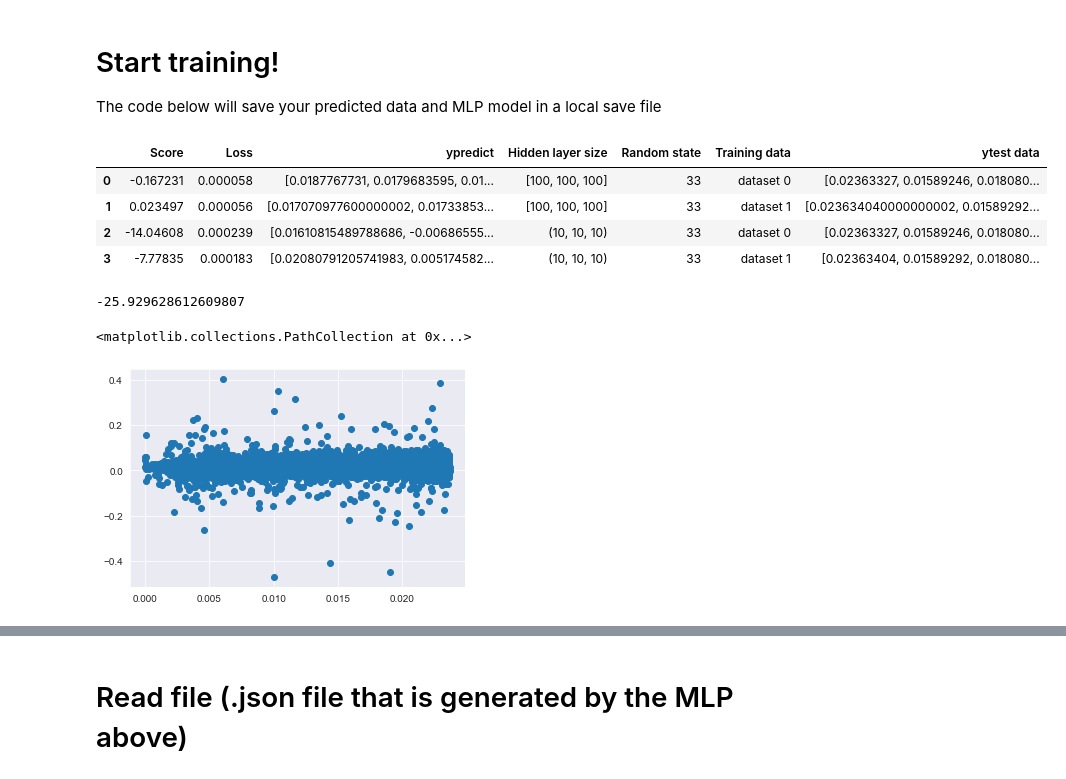
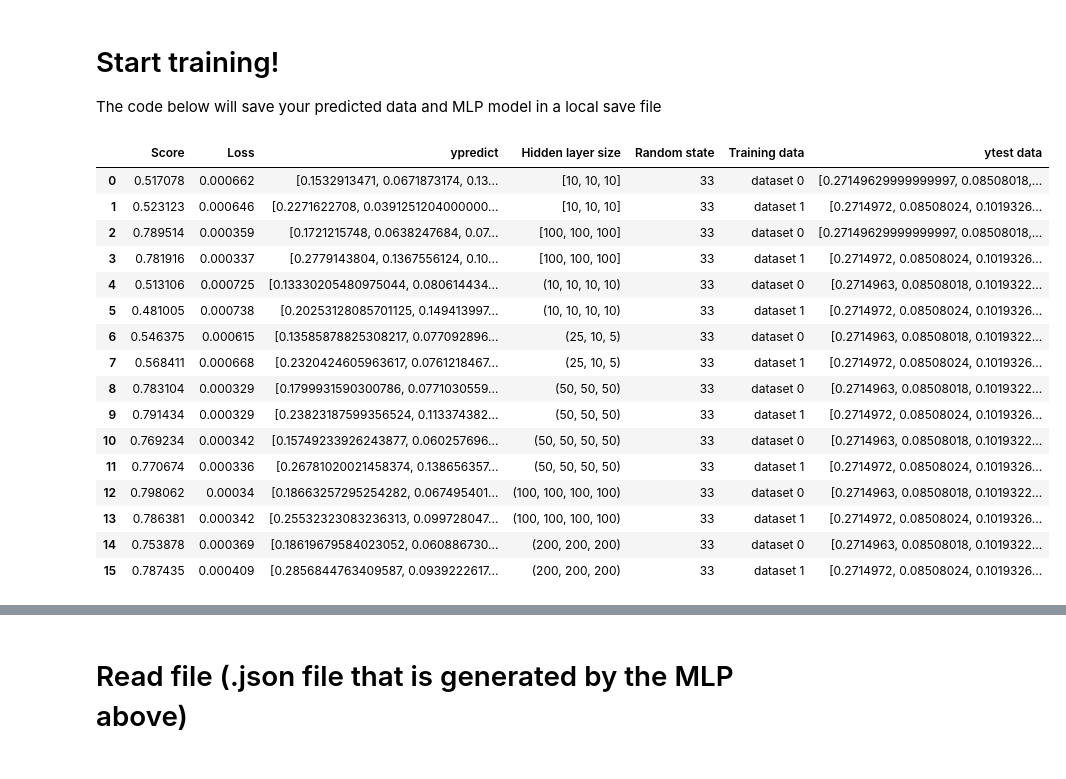
Before and after one commit to NiwEoj/Dr-Soo-ML, a Jupyter notebook: First ML/First ML.ipynb, the cells around one changed output, grey strips where cells are left out. Cells and saved outputs as stored; diff of their text form; code cells hidden in the pictures.

Commit message:
fixed data splitter

```diff
--- a/First ML/First ML.ipynb
+++ b/First ML/First ML.ipynb
@@ -43,7 +43,7 @@ if (n <= int(len(df)/bsize)) & (n > 0):
 
 
     for i in range(n):
-        dataset[i] = df[(np.array(range(len(df))) % n == i) & (df.index < (bsize*n))]
+        dataset[i] = df[(np.array(range(len(df))) % (bnum:=int(len(df)/bsize)) == i) & (df.index < bnum*bsize)]
         dataset[i].reset_index(drop=True,inplace=True)
         datasetX[i] = pd.DataFrame(dataset[i][['dered_u','dered_g','dered_r','dered_i','dered_z']],columns = ['dered_u','dered_g','dered_r','dered_i','dered_z'])
         datasetY[i] = dataset[i]['z']
@@ -83,7 +83,7 @@ mlpfolder = 'MLP models and scalers 1'
 # list of hidden layer sizes. Each hidden layer size should be in the data type "tuple".
 # multiple hidden layer sizes can be put together in a List so that the code runs through all of them
 # i.e. [(1,1,1),(2,2),...]; for a single tuple, write [(20,20,20)]
-hddlsz = [(10,10,10)]
+hddlsz = [(10,10,10,10),(25,10,5),(50,50,50),(50,50,50,50),(100,100,100,100),(200,200,200)]
 #[(100,100,100),(100,100),(100),(50,50,50),(50,50),(50),(25,25,25),(25,25),(25),(10,10,10),(10,10),(10),(5,5,5),(5,5),(5)]
 
 
@@ -141,47 +141,46 @@ if (event == 'Proceed') & (event1 == 'Proceed'):
             loss = np.empty(rdnum,dtype=object)
             ypredict = np.empty(rdnum,dtype=object)
             for k in range(rdnum):
                 mlp.random_state = randst + k
                 regr = mlp.fit(trainX,trainY)
                 loss[k] = regr.loss_
                 filename = 'Saved models and scalers/' + mlpfolder + '/' + 'MLP - ' + str(mlp.hidden_layer_sizes) + ', '\
                 + mlp.solver + ', '+ mlp.activation + ', ' + 'dataset ' + str(i) + ', random state ' + str(mlp.random_state) + '.pkl'
                 joblib.dump(regr, filename)
                 score[k] = regr.score(testX,testY)
                 ypredict[k] = regr.predict(testX)
 
 
             loss = loss[:,np.newaxis]
             score = score[:,np.newaxis]
             ypredict = ypredict[:,np.newaxis]
             comb = np.concatenate((score,loss,ypredict),axis=1)
             comb = pd.DataFrame(data = comb, columns = ['Score','Loss','ypredict'])
             comb['Hidden layer size'] = [mlp.hidden_layer_sizes]*rdnum
             comb['Random state'] = list(range(randst,mlp.random_state + 1))
             comb['Training data'] = ['dataset ' + str(i)]*rdnum
             comb['ytest data'] = [list(testY)]*rdnum
             mdata = mdata.append(comb, ignore_index = True)
 
     pd.DataFrame(mdata).to_json(fwrite)
     display(mdata)
 else:
     print('Process has been stopped.')
 # %% [output]
 |  | Score | Loss | ypredict | Hidden layer size | Random state | Training data | ytest data |
-| 0 | -0.167231 | 0.000058 | [0.0187767731, 0.0179683595, 0.01... | [100, 100, 100] | 33 | dataset 0 | [0.02363327, 0.01589246, 0.018080... |
-| 1 | 0.023497 | 0.000056 | [0.017070977600000002, 0.01733853... | [100, 100, 100] | 33 | dataset 1 | [0.023634040000000002, 0.01589292... |
-| 2 | -14.04608 | 0.000239 | [0.01610815489788686, -0.00686555... | (10, 10, 10) | 33 | dataset 0 | [0.02363327, 0.01589246, 0.018080... |
-| 3 | -7.77835 | 0.000183 | [0.02080791205741983, 0.005174582... | (10, 10, 10) | 33 | dataset 1 | [0.02363404, 0.01589292, 0.018080... |
+| 0 | 0.517078 | 0.000662 | [0.1532913471, 0.0671873174, 0.13... | [10, 10, 10] | 33 | dataset 0 | [0.27149629999999997, 0.08508018,... |
+| 1 | 0.523123 | 0.000646 | [0.2271622708, 0.0391251204000000... | [10, 10, 10] | 33 | dataset 1 | [0.2714972, 0.08508024, 0.1019326... |
+| 2 | 0.789514 | 0.000359 | [0.1721215748, 0.0638247684, 0.07... | [100, 100, 100] | 33 | dataset 0 | [0.27149629999999997, 0.08508018,... |
+| 3 | 0.781916 | 0.000337 | [0.2779143804, 0.1367556124, 0.10... | [100, 100, 100] | 33 | dataset 1 | [0.2714972, 0.08508024, 0.1019326... |
+| 4 | 0.513106 | 0.000725 | [0.13330205480975044, 0.080614434... | (10, 10, 10, 10) | 33 | dataset 0 | [0.2714963, 0.08508018, 0.1019322... |
+| 5 | 0.481005 | 0.000738 | [0.20253128085701125, 0.149413997... | (10, 10, 10, 10) | 33 | dataset 1 | [0.2714972, 0.08508024, 0.1019326... |
+| 6 | 0.546375 | 0.000615 | [0.13585878825308217, 0.077092896... | (25, 10, 5) | 33 | dataset 0 | [0.2714963, 0.08508018, 0.1019322... |
+| 7 | 0.568411 | 0.000668 | [0.2320424605963617, 0.0761218467... | (25, 10, 5) | 33 | dataset 1 | [0.2714972, 0.08508024, 0.1019326... |
+| 8 | 0.783104 | 0.000329 | [0.1799931590300786, 0.0771030559... | (50, 50, 50) | 33 | dataset 0 | [0.2714963, 0.08508018, 0.1019322... |
+| 9 | 0.791434 | 0.000329 | [0.23823187599356524, 0.113374382... | (50, 50, 50) | 33 | dataset 1 | [0.2714972, 0.08508024, 0.1019326... |
+| 10 | 0.769234 | 0.000342 | [0.15749233926243877, 0.060257696... | (50, 50, 50, 50) | 33 | dataset 0 | [0.2714963, 0.08508018, 0.1019322... |
+| 11 | 0.770674 | 0.000336 | [0.26781020021458374, 0.138656357... | (50, 50, 50, 50) | 33 | dataset 1 | [0.2714972, 0.08508024, 0.1019326... |
+| 12 | 0.798062 | 0.00034 | [0.18663257295254282, 0.067495401... | (100, 100, 100, 100) | 33 | dataset 0 | [0.2714963, 0.08508018, 0.1019322... |
+| 13 | 0.786381 | 0.000342 | [0.25532323083236313, 0.099728047... | (100, 100, 100, 100) | 33 | dataset 1 | [0.2714972, 0.08508024, 0.1019326... |
+| 14 | 0.753878 | 0.000369 | [0.18619679584023052, 0.060886730... | (200, 200, 200) | 33 | dataset 0 | [0.2714963, 0.08508018, 0.1019322... |
+| 15 | 0.787435 | 0.000409 | [0.2856844763409587, 0.0939222617... | (200, 200, 200) | 33 | dataset 1 | [0.2714972, 0.08508024, 0.1019326... |
-# %%
-mlp = MLPRegressor(hidden_layer_sizes=(10,10,10),activation='relu', solver='adam',batch_size='auto', random_state = 33)
-scaler = StandardScaler()
-trainX, testX, trainY, testY = train_test_split(datasetX[1], datasetY[1],random_state=1, test_size=0.7)
-trainX = scaler.fit_transform(trainX)
-testX = scaler.transform(testX)
-regr = mlp.fit(trainX,trainY)
-print(regr.score(testX,testY))
-plt.scatter(testY,mlp.predict(testX))
-# %% [output]
--25.929628612609807
-<matplotlib.collections.PathCollection at 0x...>
-[figure, removed]
```
Also changed, not shown: parts of 5 cells of this notebook.
